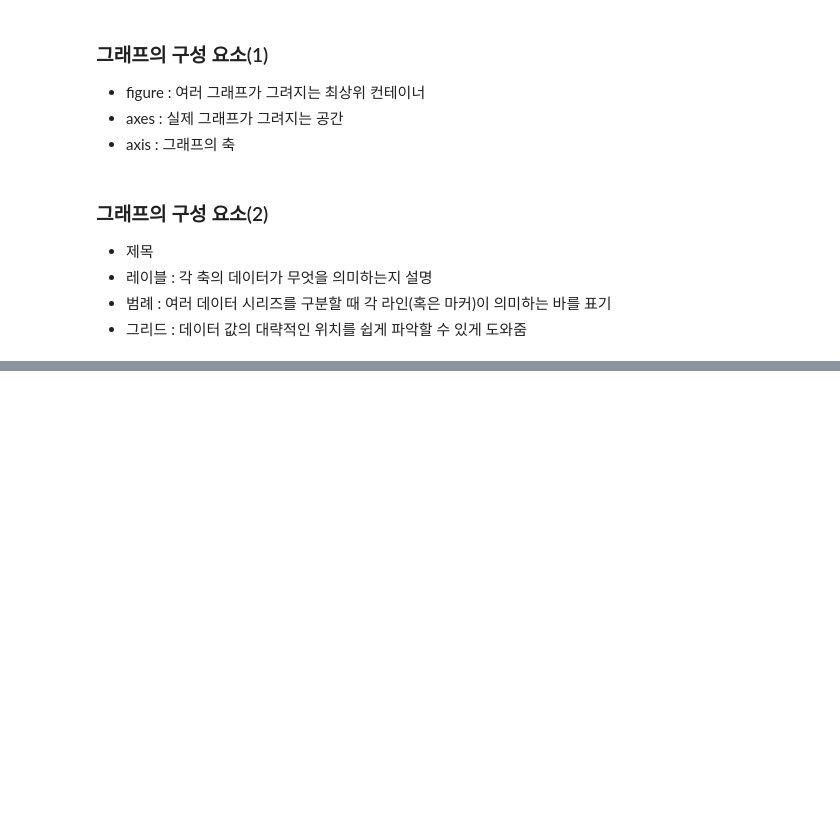
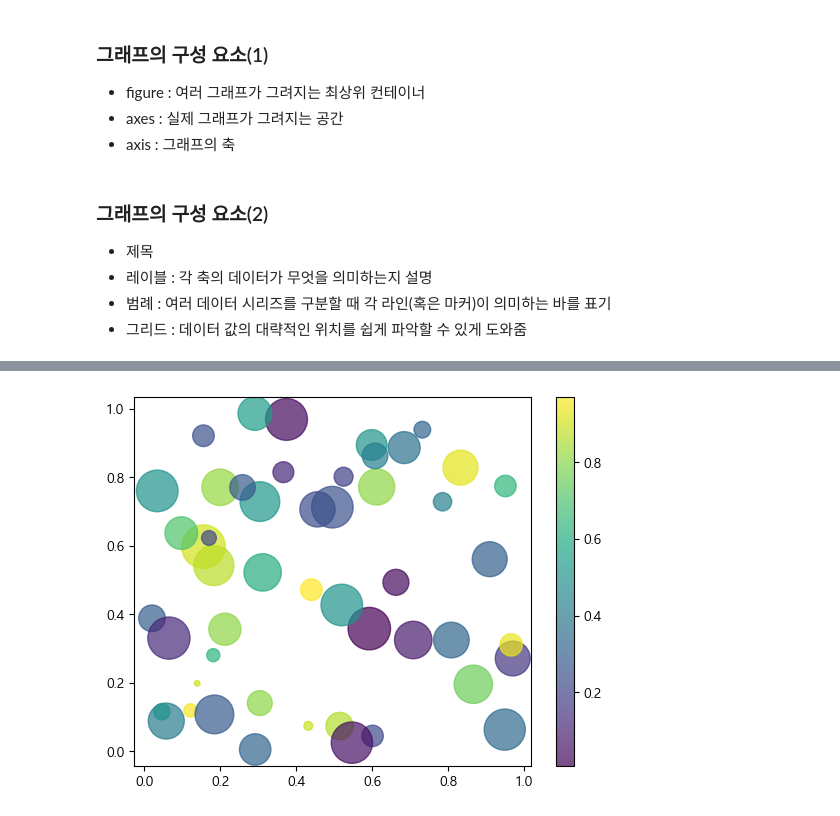
Before and after one commit to taehun96/python-library, a Jupyter notebook: notes/07_Matplotlib.ipynb, the cells around one changed output, grey strips where cells are left out. Drawn from its saved outputs; the diff is of its cells as text; code cells hidden in the pictures; blank space fills up the shorter version.

```diff
--- a/notes/07_Matplotlib.ipynb
+++ b/notes/07_Matplotlib.ipynb
@@ -189,0 +248,15 @@ plt.show()
+# %%
+# 다차원 데이터 표현
+np.random.seed(42)
+N = 50
+x = np.random.rand(N)
+y = np.random.rand(N)
+colors = np.random.rand(N)
+sizes = np.random.rand(N) * 1000
+
+plt.scatter(x, y, s=sizes, c=colors, alpha=0.7, cmap="viridis")
+plt.colorbar()
+
+plt.show()
+# %% [output]
+[figure, added]
```
Also changed, not shown: parts of 7 cells of this notebook.
